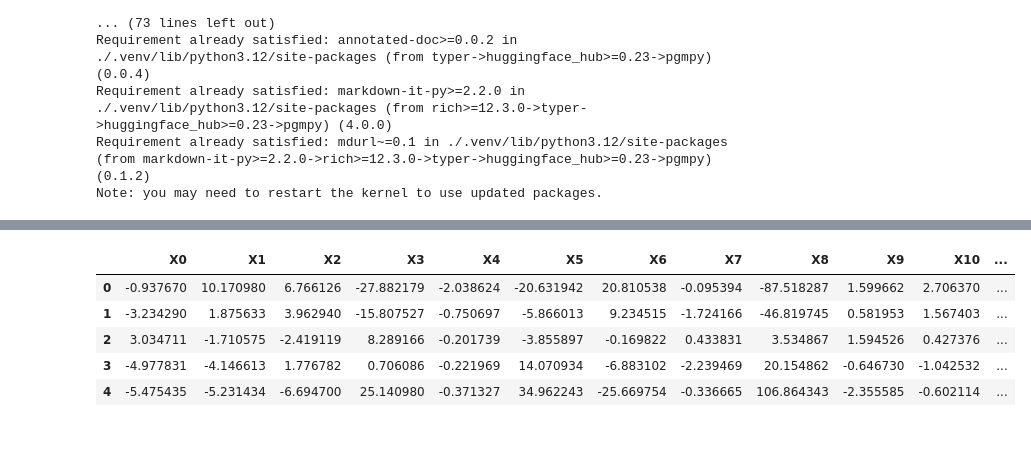
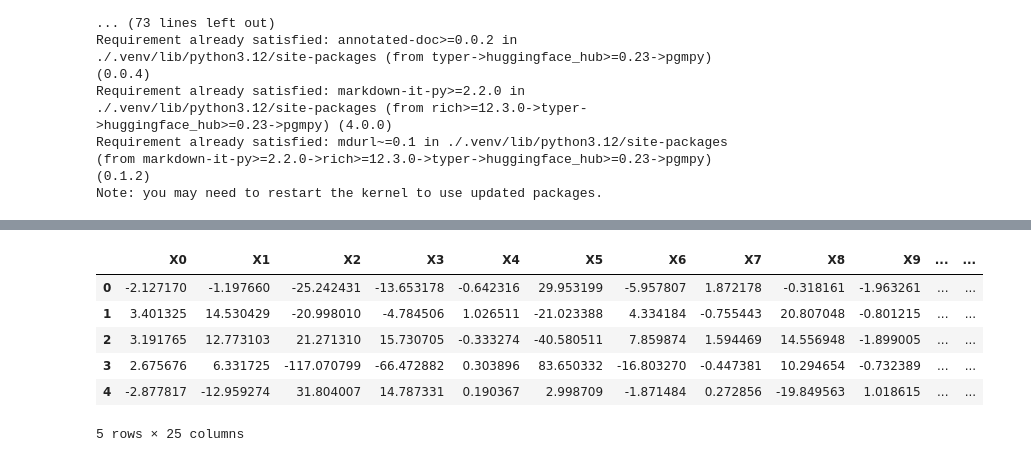
Before and after one commit to DuarteDvv/genetic_causal_graph, a Jupyter notebook: experiments.ipynb, the cells around one changed output, grey strips where cells are left out. Saved outputs shown, nothing was run; the diff lists cells and outputs as text; code cells hidden in the pictures.

```diff
--- a/experiments.ipynb
+++ b/experiments.ipynb
@@ -24,7 +24,7 @@ from castle.datasets import IIDSimulation, DAG
 import pandas as pd
 
 # gera um DAG aleatório com pesos
-weighted_random_dag = DAG.erdos_renyi(n_nodes=20, n_edges=80, weight_range=(0.5, 2.0), seed=1)
+weighted_random_dag = DAG.erdos_renyi(n_nodes=25, n_edges=100, weight_range=(0.5, 2.0), seed=1)
 
 # gera um dataset a partir do DAG
 dataset = IIDSimulation(W=weighted_random_dag, n=1000, method='linear', sem_type='gauss')
@@ -37,7 +37,8 @@ df_X.head()
-|  | X0 | X1 | X2 | X3 | X4 | X5 | X6 | X7 | X8 | X9 | X10 | ... |
-| 0 | -0.937670 | 10.170980 | 6.766126 | -27.882179 | -2.038624 | -20.631942 | 20.810538 | -0.095394 | -87.518287 | 1.599662 | 2.706370 | ... |
-| 1 | -3.234290 | 1.875633 | 3.962940 | -15.807527 | -0.750697 | -5.866013 | 9.234515 | -1.724166 | -46.819745 | 0.581953 | 1.567403 | ... |
-| 2 | 3.034711 | -1.710575 | -2.419119 | 8.289166 | -0.201739 | -3.855897 | -0.169822 | 0.433831 | 3.534867 | 1.594526 | 0.427376 | ... |
-| 3 | -4.977831 | -4.146613 | 1.776782 | 0.706086 | -0.221969 | 14.070934 | -6.883102 | -2.239469 | 20.154862 | -0.646730 | -1.042532 | ... |
-| 4 | -5.475435 | -5.231434 | -6.694700 | 25.140980 | -0.371327 | 34.962243 | -25.669754 | -0.336665 | 106.864343 | -2.355585 | -0.602114 | ... |
+|  | X0 | X1 | X2 | X3 | X4 | X5 | X6 | X7 | X8 | X9 | ... | ... |
+| 0 | -2.127170 | -1.197660 | -25.242431 | -13.653178 | -0.642316 | 29.953199 | -5.957807 | 1.872178 | -0.318161 | -1.963261 | ... | ... |
+| 1 | 3.401325 | 14.530429 | -20.998010 | -4.784506 | 1.026511 | -21.023388 | 4.334184 | -0.755443 | 20.807048 | -0.801215 | ... | ... |
+| 2 | 3.191765 | 12.773103 | 21.271310 | 15.730705 | -0.333274 | -40.580511 | 7.859874 | 1.594469 | 14.556948 | -1.899005 | ... | ... |
+| 3 | 2.675676 | 6.331725 | -117.070799 | -66.472882 | 0.303896 | 83.650332 | -16.803270 | -0.447381 | 10.294654 | -0.732389 | ... | ... |
+| 4 | -2.877817 | -12.959274 | 31.804007 | 14.787331 | 0.190367 | 2.998709 | -1.871484 | 0.272856 | -19.849563 | 1.018615 | ... | ... |
+5 rows × 25 columns
 # %%
```
Also changed, not shown: parts of 5 cells of this notebook, 4 other files.
